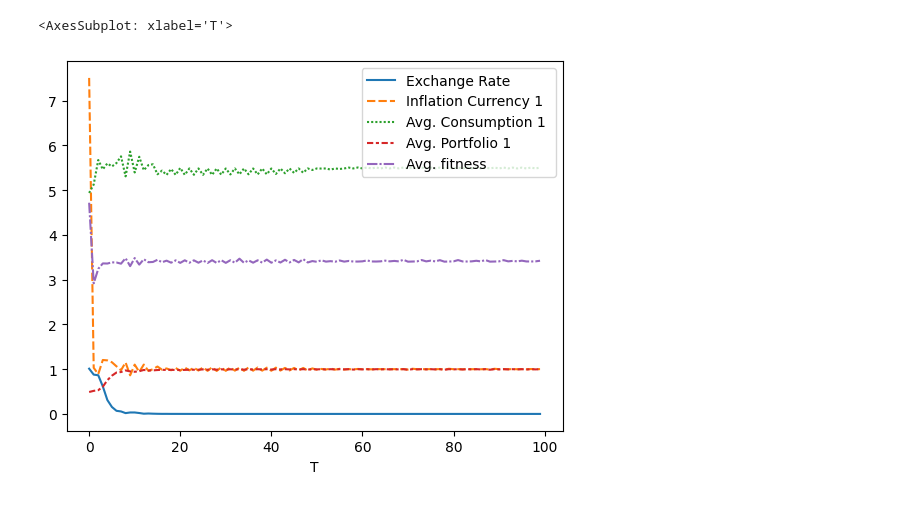
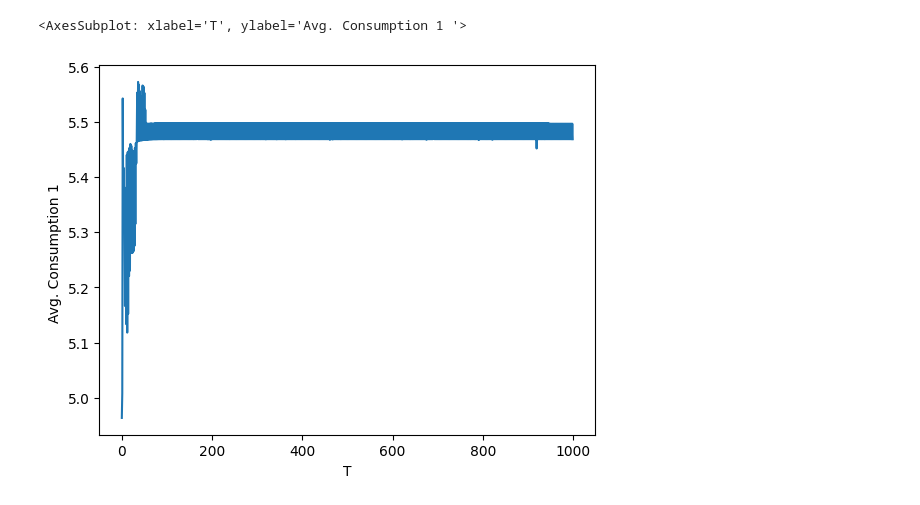
Before and after one commit to teddy21019/Econ-Code-Reproduction, a Jupyter notebook: Arifovic 01/sandbox.ipynb, the cells around one changed output. Saved outputs shown, nothing was run; the diff lists cells and outputs as text; code cells hidden in the pictures.

```diff
--- a/Arifovic 01/sandbox.ipynb
+++ b/Arifovic 01/sandbox.ipynb
@@ -32,6 +79,6 @@ model_df = pd.DataFrame.from_dict(model.datacollector).set_index('T').fillna(0)
 # %%
-import seaborn
-seaborn.lineplot(model_df[:100])
+
+seaborn.lineplot(model_df['Avg. Consumption 1 '])
 # %% [output]
-<AxesSubplot: xlabel='T'>
+<AxesSubplot: xlabel='T', ylabel='Avg. Consumption 1 '>
-[figure, old version]
+[figure, new version]
```
Also changed, not shown: parts of 9 cells of this notebook.
